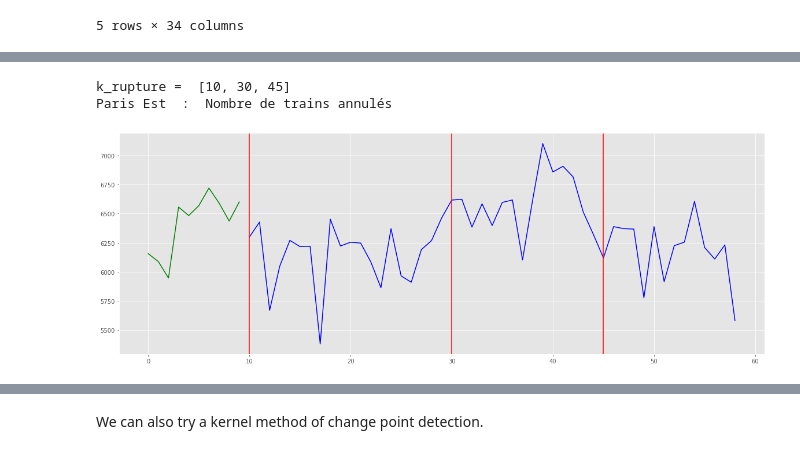
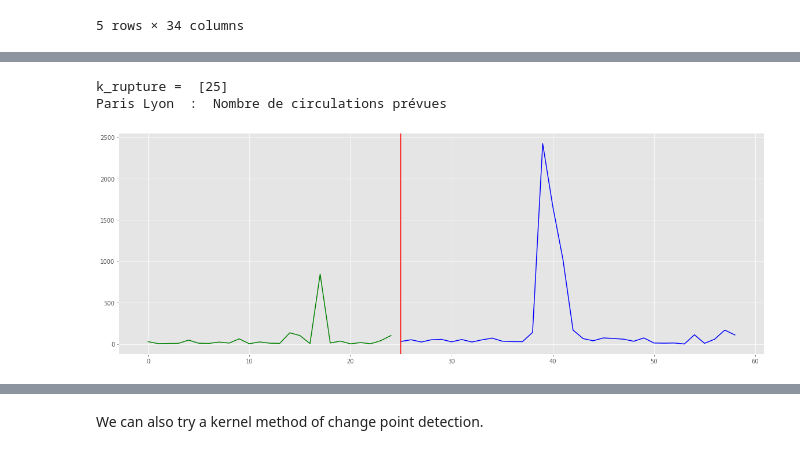
Before and after one commit to Paulthibaud/change-Point-model, a Jupyter notebook: dynamic.ipynb, the cells around one changed output, grey strips where cells are left out. Drawn from its saved outputs; the diff is of its cells as text; code cells hidden in the pictures.

```diff
--- a/dynamic.ipynb
+++ b/dynamic.ipynb
@@ -41,7 +65,7 @@ def L1_Lasso(data,start,end,lambda_=1):
 # %%
 from functools import lru_cache
 
-def DynamicProg(data, changepoints,lambda_=1, dist_segment=4):
+def DynamicProg(data, changepoints,cost=L1_Lasso,lambda_=1, dist_segment=4):
     """
     Find the best subsegment that minimize the cost.
 
@@ -50,6 +74,7 @@ def DynamicProg(data, changepoints,lambda_=1, dist_segment=4):
         data (array_like): data where we search for change-point.
         dist_segment (int): to create a subsample of data every to $dist_segment$.
         changepoints (int): the number of change-point
+        cost (function): which cost function to use
         lambda_ (float): constaint for smoother difference between successive $\beta_i$.
 
     Return:
@@ -62,7 +87,7 @@ def DynamicProg(data, changepoints,lambda_=1, dist_segment=4):
         # Cas de base
         if changepoints == 0:
 
-            return {(start,end): L1_Lasso(data,start,end,lambda_)}
+            return {(start,end): cost(data,start,end,lambda_)}
 
         # recurrence
         else:
@@ -176,8 +193,8 @@ plt.plot(x,normal(x,m4,sig))
 df=df[df['Gare de départ']=='PARIS LYON']
 df=df.sort_values(by=[df.columns[0],df.columns[1]])
 df=df[['Année','Mois','Gare de départ','Nombre de circulations prévues','Nombre de trains annulés']]
-dd = df.groupby(['Année','Mois'])['Nombre de circulations prévues'].sum().to_numpy()
+dd = df.groupby(['Année','Mois'])['Nombre de trains annulés'].sum().to_numpy()
 
 test=pandas.DataFrame(dd,columns=['test'])
-test.shape
+plt.plot(test)
 # %% [output]
@@ -185,28 +203,28 @@ test.shape
 # %%
 data1 = test['test'].to_numpy()
-result1 = DynamicProg(data1,3,lambda_=1,dist_segment=1)
+result1 = DynamicProg(data1,1,L1_Lasso,lambda_=1,dist_segment=1)
 result1.pop()
 print("k_rupture = ", result1)
-print('Paris Est', " : ",'Nombre de trains annulés' )
+print('Paris Lyon', " : ",'Nombre de circulations prévues' )
 fig = plt.figure(figsize=(20,7))
 ax1 = fig.add_subplot(111)
     # cacher les cadres : haut et droit
 ax1.spines['right'].set_visible(False)
 ax1.spines['top'].set_visible(False)
 
 
 ax1.xaxis.set_ticks_position('bottom')
 
 l1 = [k for k in range(result1[0])]
 l2 = [k for k in range(result1[0],data1.shape[0])]
 
 plt.plot(l1,data1[:result1[0]], color = 'green')
 plt.plot(l2,data1[result1[0]:], color = 'blue')
 for i in result1 :
     plt.axvline(x=i,color='red')
 
 plt.show()
 # %% [output]
-k_rupture =  [10, 30, 45]
-Paris Est  :  Nombre de trains annulés
+k_rupture =  [25]
+Paris Lyon  :  Nombre de circulations prévues
-[figure, old version]
+[figure, new version]
```
Also changed, not shown: parts of 8 cells of this notebook, 10 other files.
